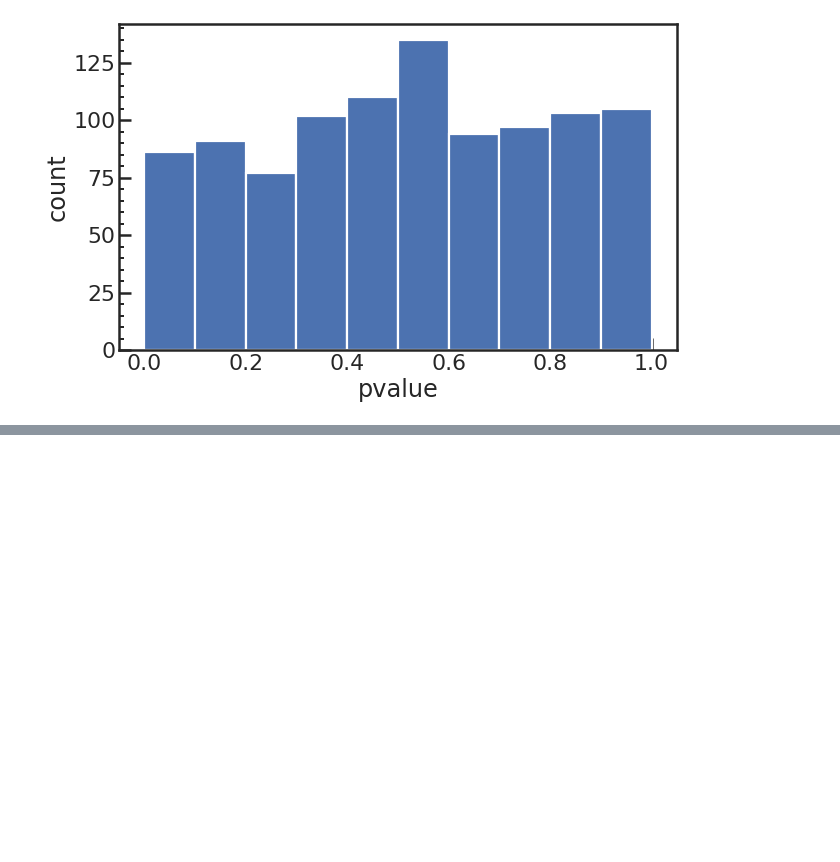
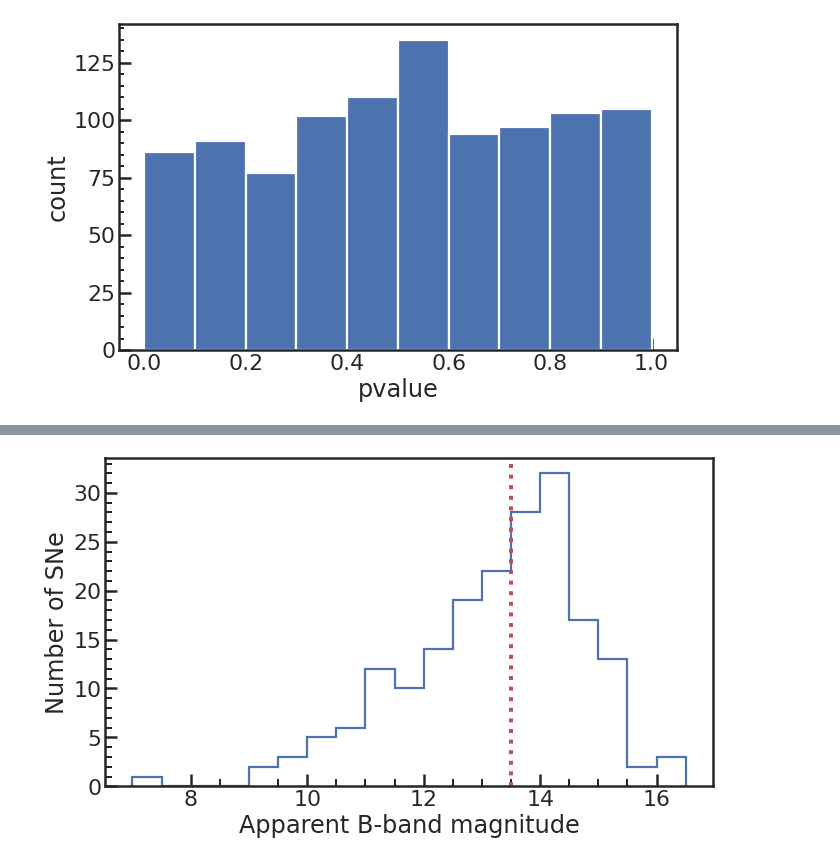
Before and after one commit to ketozhang/ejecta-velocities-of-type-Ia-supernovae, a Jupyter notebook: selection_bias_analysis.ipynb, the cells around one changed output, grey strips where cells are left out. Cells and saved outputs as stored; diff of their text form; code cells hidden in the pictures; blank space fills up the shorter version.

```diff
--- a/selection_bias_analysis.ipynb
+++ b/selection_bias_analysis.ipynb
@@ -1,9 +1,8 @@
 # %%
 import numpy as np
 import pandas as pd
-import matplotlib as mpl
 import matplotlib.pyplot as plt
-import seaborn as sns  # >= 0.9
+import seaborn as sns
 
-import warnings
-warnings.filterwarnings('ignore')
+sns.set(context="poster", style="ticks")
+plt.style.use("style.mplstyle")
@@ -23,0 +9,16 @@ sns.set(style='ticks', context='poster', color_codes=True, rc={
+# %%
+from dataloader import *
+kaepora = import_kaepora()
+
+df = pd.read_csv("cross_match.csv", index_col="SN")
+df.columns = df.columns.str.lower()
+df.index = df.index.str.lower()
+df.head()
+
+kaepora = kaepora.join(df)
+kaepora = kaepora.drop(columns=["v", "verr"])
+del df
+
+kaepora = kaepora[["v_siII", "v_siII_err", "z", "host name", "z_glade", "b", "b_err", "b_abs", "dist", "dist_err"]]
+display(kaepora.info())
+kaepora.head()
@@ -222,0 +262,4 @@ Text(0, 0.5, 'count')
+# %%
+data = kaepora[~kaepora["b"].isna()]
+display(data.info())
+display(data.describe())
@@ -222,0 +294,14 @@ Text(0, 0.5, 'count')
+# %%
+b_cutoff = data['b'].median().round(1)
+
+bins = np.arange(7, 17, 0.5)
+plt.hist(data['b'], bins=bins, histtype='step')
+plt.axvline(b_cutoff, c='r', linestyle='dotted', linewidth=4, label="$M_\mathrm{B, median}$"+f"$={b_cutoff}$")
+
+plt.xlabel('Apparent B-band magnitude')
+plt.ylabel('Number of SNe')
+
+plt.tight_layout()
+plt.savefig('results/b_histogram.pdf')
+# %% [output]
+[figure, added]
```
Also changed, not shown: parts of 17 cells of this notebook, 39 other files.
